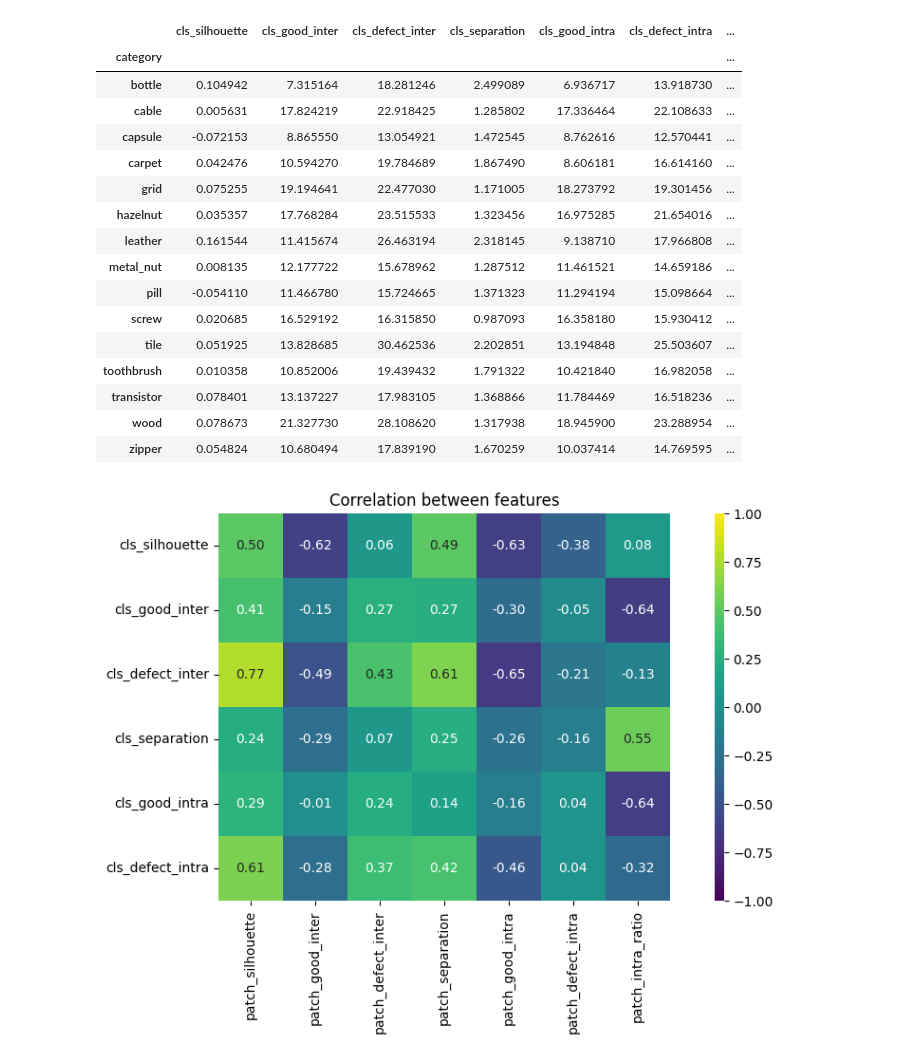
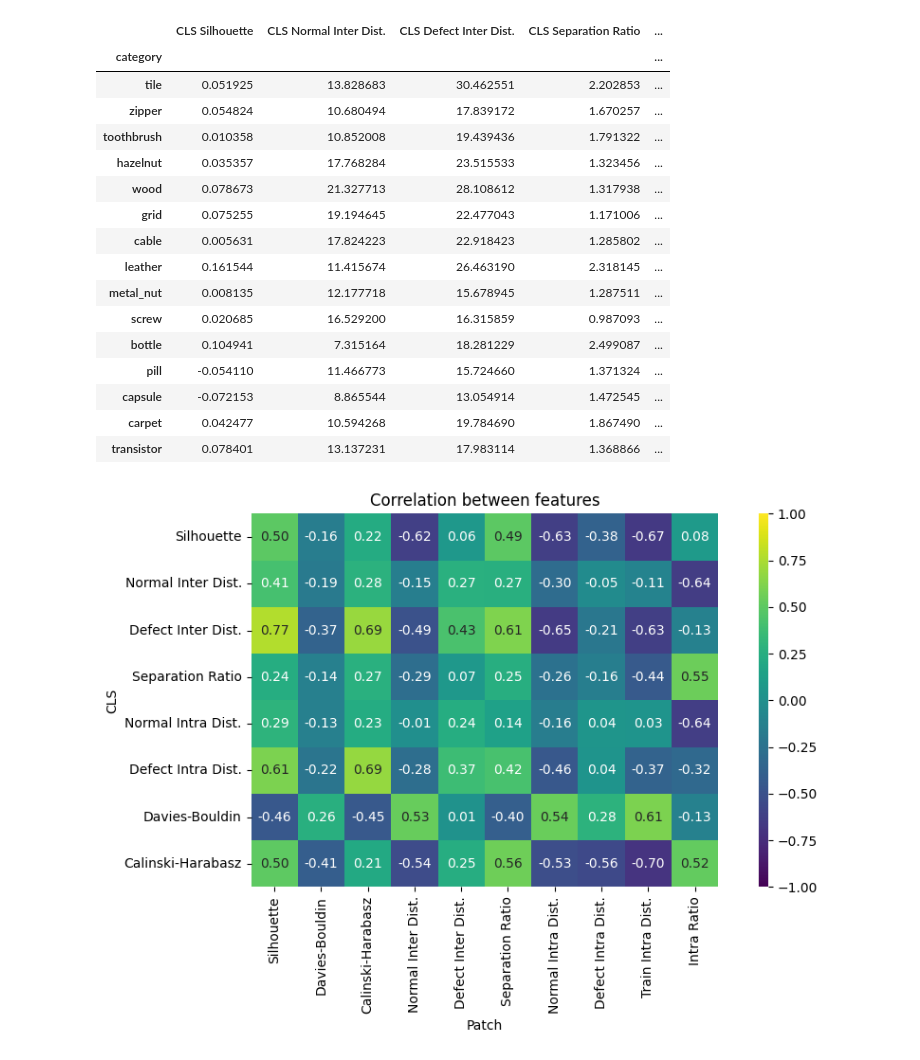
Before and after one commit to CiaranW005/UL-Summer-Bursary-2026, a Jupyter notebook: notebooks/stats_books/corr.ipynb, the cells around one changed output. Saved outputs shown, nothing was run; the diff lists cells and outputs as text; code cells hidden in the pictures.

Commit message:
updated corr with new metrics added legends of tendlines

```diff
--- a/notebooks/stats_books/corr.ipynb
+++ b/notebooks/stats_books/corr.ipynb
@@ -6,11 +6,12 @@ import numpy as np
 import matplotlib.pyplot as plt
 import seaborn as sns
 import plotly.express as px
+import plotly.graph_objects as go
 
 from pathlib import Path
 
 ROOT = Path.cwd().parents[1]
-EMBED_PATH = ROOT / "data/embeddings/base_embeds.pt"
+EMBED_PATH = ROOT / "data/embeddings/pretrained"
 EMBED_NAME = EMBED_PATH.stem
 
 IMAGE_DIR = ROOT / "images/stats" / EMBED_NAME
@@ -135,43 +344,48 @@ fig.write_image(IMAGE_DIR / "patch_mal_def_intra.svg")
 # %%
-cls_pref = cls_cluster.add_prefix("cls_")
-patch_pref = patch_cluster.add_prefix("patch_")
+cls_pref = cls_cluster.add_prefix("CLS ")
+patch_pref = patch_cluster.add_prefix("Patch ")
 
-combined = cls_pref.join(patch_pref)
-combined = combined.join(mal_aurocs)
+combined = cls_pref.join(patch_pref).join(mal_aurocs)
 
 combined
 # %% [output]
-|  | cls_silhouette | cls_good_inter | cls_defect_inter | cls_separation | cls_good_intra | cls_defect_intra | ... |
-| category |  |  |  |  |  |  | ... |
-| bottle | 0.104942 | 7.315164 | 18.281246 | 2.499089 | 6.936717 | 13.918730 | ... |
-| cable | 0.005631 | 17.824219 | 22.918425 | 1.285802 | 17.336464 | 22.108633 | ... |
-| capsule | -0.072153 | 8.865550 | 13.054921 | 1.472545 | 8.762616 | 12.570441 | ... |
-| carpet | 0.042476 | 10.594270 | 19.784689 | 1.867490 | 8.606181 | 16.614160 | ... |
-| grid | 0.075255 | 19.194641 | 22.477030 | 1.171005 | 18.273792 | 19.301456 | ... |
-| hazelnut | 0.035357 | 17.768284 | 23.515533 | 1.323456 | 16.975285 | 21.654016 | ... |
-| leather | 0.161544 | 11.415674 | 26.463194 | 2.318145 | 9.138710 | 17.966808 | ... |
-| metal_nut | 0.008135 | 12.177722 | 15.678962 | 1.287512 | 11.461521 | 14.659186 | ... |
-| pill | -0.054110 | 11.466780 | 15.724665 | 1.371323 | 11.294194 | 15.098664 | ... |
-| screw | 0.020685 | 16.529192 | 16.315850 | 0.987093 | 16.358180 | 15.930412 | ... |
-| tile | 0.051925 | 13.828685 | 30.462536 | 2.202851 | 13.194848 | 25.503607 | ... |
-| toothbrush | 0.010358 | 10.852006 | 19.439432 | 1.791322 | 10.421840 | 16.982058 | ... |
-| transistor | 0.078401 | 13.137227 | 17.983105 | 1.368866 | 11.784469 | 16.518236 | ... |
-| wood | 0.078673 | 21.327730 | 28.108620 | 1.317938 | 18.945900 | 23.288954 | ... |
-| zipper | 0.054824 | 10.680494 | 17.839190 | 1.670259 | 10.037414 | 14.769595 | ... |
+|  | CLS Silhouette | CLS Normal Inter Dist. | CLS Defect Inter Dist. | CLS Separation Ratio | ... |
+| category |  |  |  |  | ... |
+| tile | 0.051925 | 13.828683 | 30.462551 | 2.202853 | ... |
+| zipper | 0.054824 | 10.680494 | 17.839172 | 1.670257 | ... |
+| toothbrush | 0.010358 | 10.852008 | 19.439436 | 1.791322 | ... |
+| hazelnut | 0.035357 | 17.768284 | 23.515533 | 1.323456 | ... |
+| wood | 0.078673 | 21.327713 | 28.108612 | 1.317938 | ... |
+| grid | 0.075255 | 19.194645 | 22.477043 | 1.171006 | ... |
+| cable | 0.005631 | 17.824223 | 22.918423 | 1.285802 | ... |
+| leather | 0.161544 | 11.415674 | 26.463190 | 2.318145 | ... |
+| metal_nut | 0.008135 | 12.177718 | 15.678945 | 1.287511 | ... |
+| screw | 0.020685 | 16.529200 | 16.315859 | 0.987093 | ... |
+| bottle | 0.104941 | 7.315164 | 18.281229 | 2.499087 | ... |
+| pill | -0.054110 | 11.466773 | 15.724660 | 1.371324 | ... |
+| capsule | -0.072153 | 8.865544 | 13.054914 | 1.472545 | ... |
+| carpet | 0.042477 | 10.594268 | 19.784690 | 1.867490 | ... |
+| transistor | 0.078401 | 13.137231 | 17.983114 | 1.368866 | ... |
 # %%
-cls_cols = [c for c in combined.columns if c.startswith("cls_")]
-patch_cols = [c for c in combined.columns if c.startswith("patch_")]
+cls_cols = [c for c in combined.columns if c.startswith("CLS ")]
+patch_cols = [c for c in combined.columns if c.startswith("Patch ")]
 
 cor_cof = combined.corr()
 cor_cof = cor_cof.loc[cls_cols, patch_cols]
+
+cor_cof.index = cor_cof.index.str.removeprefix("CLS ")
+cor_cof.columns = cor_cof.columns.str.removeprefix("Patch ")
+
+cor_cof.index.name = "CLS"
+cor_cof.columns.name = "Patch"
 
 plt.figure(figsize=(10, 6))
 sns.heatmap(cor_cof, annot=True, vmin=-1, vmax=1, cbar_kws={"aspect": 40}, cmap="viridis", fmt=".2f", xticklabels=cor_cof.columns, yticklabels=cor_cof.index, square=True, annot_kws={"size": 10})
 plt.title("Correlation between features")
 plt.tight_layout()
 
-plt.savefig(f"{IMAGE_DIR}/cls_patch_corr.png")
+plt.savefig(f"{IMAGE_DIR}/cls_patch_corr.svg")
 plt.show()
 # %% [output]
-[figure, old version]
+[figure, new version]
 # %%
```
Also changed, not shown: parts of 14 cells of this notebook, 32 other files.
